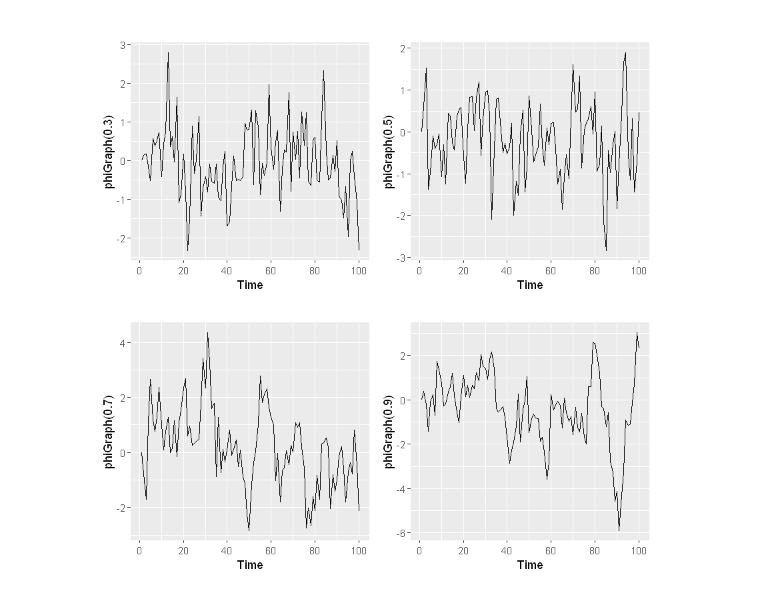
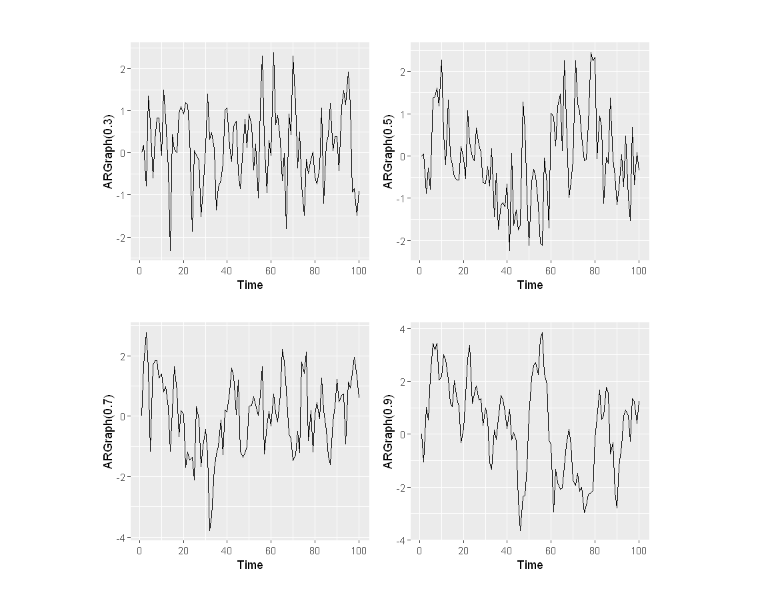
Before and after one commit to D4R6-Robot/Statistics, a Jupyter notebook: 2nd semester/02.TimeSeries/HW3/HW(3-3).ipynb, the cells around one changed output. Drawn from its saved outputs; the diff is of its cells as text; code cells hidden in the pictures.

```diff
--- a/2nd semester/02.TimeSeries/HW3/HW(3-3).ipynb
+++ b/2nd semester/02.TimeSeries/HW3/HW(3-3).ipynb
@@ -28,27 +40,27 @@ autoplot(y)
 # %%
 # b. 시계열에 대한 시간 그래프를 그려봅시다. Φ_1  이 변하면 그래프가 어떻게 변합니까?
+set.seed(1)
 
-phiGraph <- function(phi) {
+ARGraph <- function(phi) {
     y <- ts(numeric(100))
-
     e <- rnorm(100)
 
     for(i in 2:100){
-        y[i] <- phi * y[i-1] + e[i]
+        y[i] <- phi * y[i - 1] + e[i]
     }
 
     return (y)
 }
 
-p1 <- autoplot(phiGraph(0.3))
-p2 <- autoplot(phiGraph(0.5))
-p3 <- autoplot(phiGraph(0.7))
-p4 <- autoplot(phiGraph(0.9))
+p1 <- autoplot(ARGraph(0.3))
+p2 <- autoplot(ARGraph(0.5))
+p3 <- autoplot(ARGraph(0.7))
+p4 <- autoplot(ARGraph(0.9))
 
 grid.arrange(p1, p2, p3, p4,
     layout_matrix = rbind(
         c(1, 2),
         c(3, 4)))
 # %% [output]
-[figure, old version]
+[figure, new version]
 # %%
```
Also changed, not shown: parts of 14 cells of this notebook, 2 other files.
